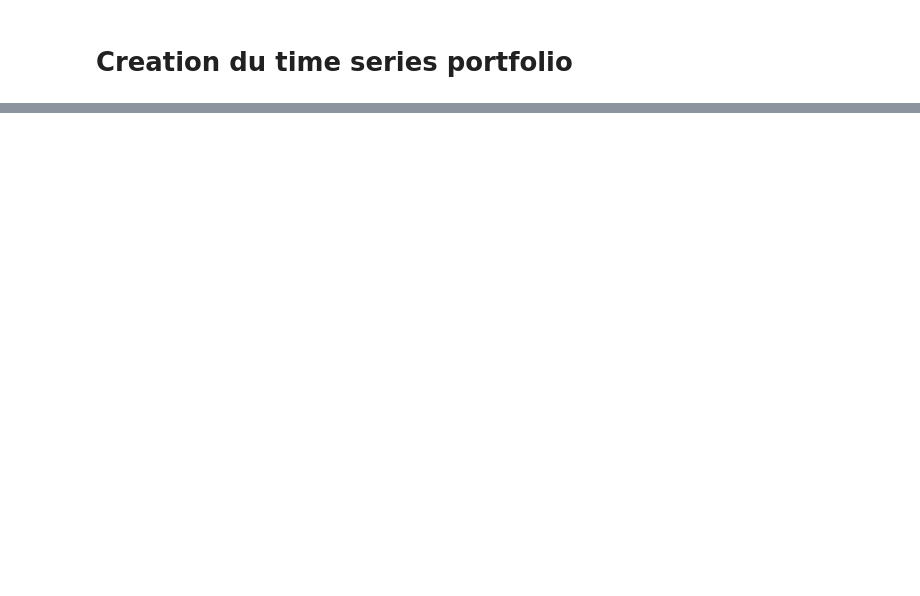
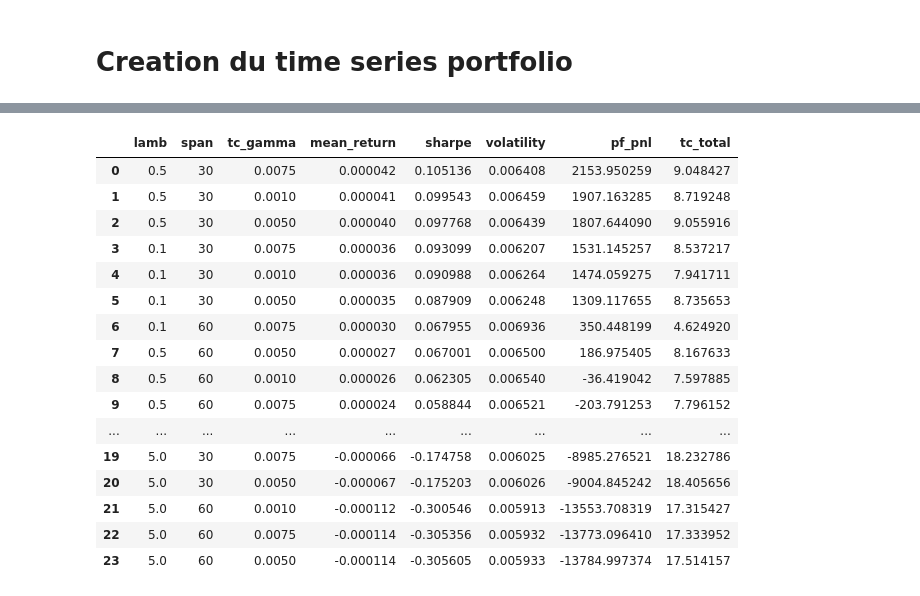
Before and after one commit to pradosth0/Markowitz_based_portfolio_allocation, a Jupyter notebook: pf_bond.ipynb, the cells around one changed output, grey strips where cells are left out. Cells and saved outputs as stored; diff of their text form; code cells hidden in the pictures; blank space fills up the shorter version.

```diff
--- a/pf_bond.ipynb
+++ b/pf_bond.ipynb
@@ -1955,0 +1724,20 @@ Tout a marché !!
+# %%
+df_grid
+# %% [output]
+|  | lamb | span | tc_gamma | mean_return | sharpe | volatility | pf_pnl | tc_total |
+| 0 | 0.5 | 30 | 0.0075 | 0.000042 | 0.105136 | 0.006408 | 2153.950259 | 9.048427 |
+| 1 | 0.5 | 30 | 0.0010 | 0.000041 | 0.099543 | 0.006459 | 1907.163285 | 8.719248 |
+| 2 | 0.5 | 30 | 0.0050 | 0.000040 | 0.097768 | 0.006439 | 1807.644090 | 9.055916 |
+| 3 | 0.1 | 30 | 0.0075 | 0.000036 | 0.093099 | 0.006207 | 1531.145257 | 8.537217 |
+| 4 | 0.1 | 30 | 0.0010 | 0.000036 | 0.090988 | 0.006264 | 1474.059275 | 7.941711 |
+| 5 | 0.1 | 30 | 0.0050 | 0.000035 | 0.087909 | 0.006248 | 1309.117655 | 8.735653 |
+| 6 | 0.1 | 60 | 0.0075 | 0.000030 | 0.067955 | 0.006936 | 350.448199 | 4.624920 |
+| 7 | 0.5 | 60 | 0.0050 | 0.000027 | 0.067001 | 0.006500 | 186.975405 | 8.167633 |
+| 8 | 0.5 | 60 | 0.0010 | 0.000026 | 0.062305 | 0.006540 | -36.419042 | 7.597885 |
+| 9 | 0.5 | 60 | 0.0075 | 0.000024 | 0.058844 | 0.006521 | -203.791253 | 7.796152 |
+| ... | ... | ... | ... | ... | ... | ... | ... | ... |
+| 19 | 5.0 | 30 | 0.0075 | -0.000066 | -0.174758 | 0.006025 | -8985.276521 | 18.232786 |
+| 20 | 5.0 | 30 | 0.0050 | -0.000067 | -0.175203 | 0.006026 | -9004.845242 | 18.405656 |
+| 21 | 5.0 | 60 | 0.0010 | -0.000112 | -0.300546 | 0.005913 | -13553.708319 | 17.315427 |
+| 22 | 5.0 | 60 | 0.0075 | -0.000114 | -0.305356 | 0.005932 | -13773.096410 | 17.333952 |
+| 23 | 5.0 | 60 | 0.0050 | -0.000114 | -0.305605 | 0.005933 | -13784.997374 | 17.514157 |
```
Also changed, not shown: parts of 13 cells of this notebook, 1 other file.
